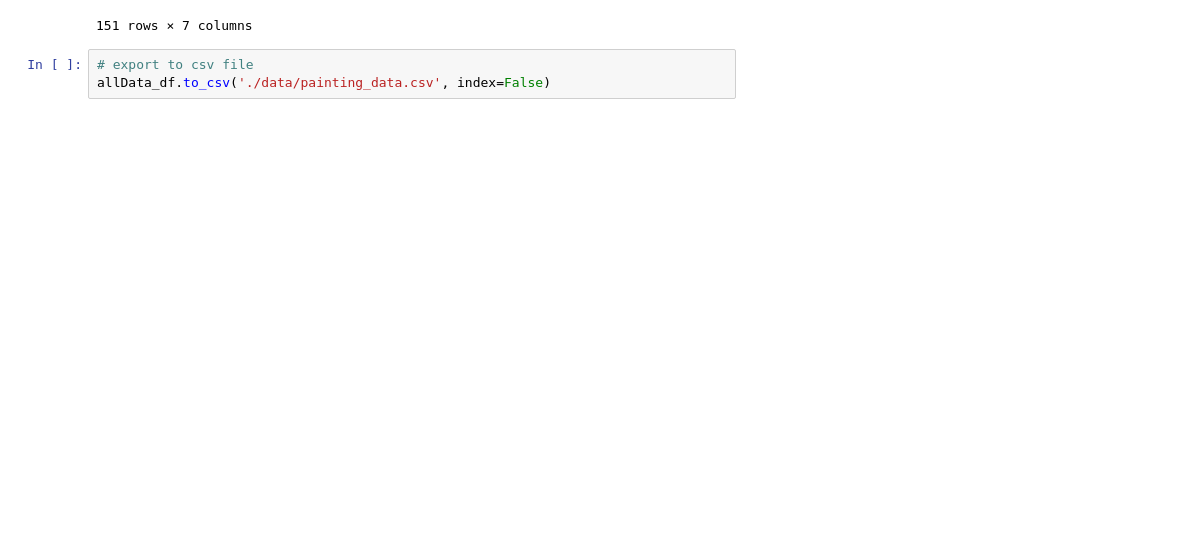
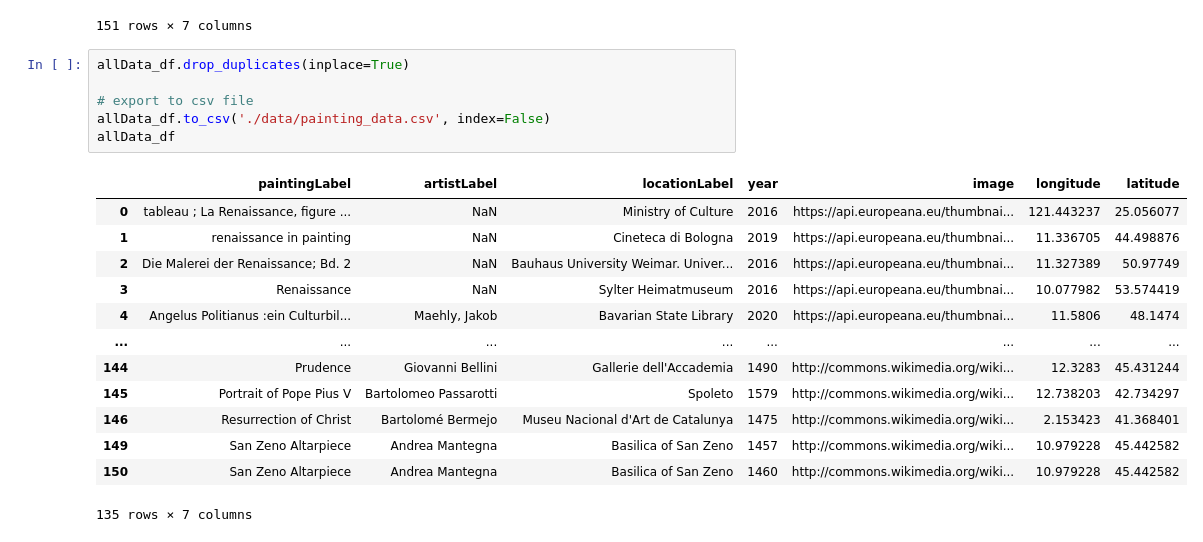
Before and after one commit to lnguyen2693/TuftsIntroDH-FinalProject, a Jupyter notebook: mergeData.ipynb, the cells around one changed output. Cells and saved outputs as stored; diff of their text form; blank space fills up the shorter version.

Commit message:
drop duplicates

```diff
--- a/mergeData.ipynb
+++ b/mergeData.ipynb
@@ -169,5 +169,22 @@ allData_df
 | 150 | San Zeno Altarpiece | Andrea Mantegna | Basilica of San Zeno | 1460 | http://commons.wikimedia.org/wiki... | 10.979228 | 45.442582 |
 151 rows × 7 columns
 # %%
+allData_df.drop_duplicates(inplace=True)
+
 # export to csv file
 allData_df.to_csv('./data/painting_data.csv', index=False)
+allData_df
+# %% [output]
+|  | paintingLabel | artistLabel | locationLabel | year | image | longitude | latitude |
+| 0 | tableau ; La Renaissance, figure ... | NaN | Ministry of Culture | 2016 | https://api.europeana.eu/thumbnai... | 121.443237 | 25.056077 |
+| 1 | renaissance in painting | NaN | Cineteca di Bologna | 2019 | https://api.europeana.eu/thumbnai... | 11.336705 | 44.498876 |
+| 2 | Die Malerei der Renaissance; Bd. 2 | NaN | Bauhaus University Weimar. Univer... | 2016 | https://api.europeana.eu/thumbnai... | 11.327389 | 50.97749 |
+| 3 | Renaissance | NaN | Sylter Heimatmuseum | 2016 | https://api.europeana.eu/thumbnai... | 10.077982 | 53.574419 |
+| 4 | Angelus Politianus :ein Culturbil... | Maehly, Jakob | Bavarian State Library | 2020 | https://api.europeana.eu/thumbnai... | 11.5806 | 48.1474 |
+| ... | ... | ... | ... | ... | ... | ... | ... |
+| 144 | Prudence | Giovanni Bellini | Gallerie dell'Accademia | 1490 | http://commons.wikimedia.org/wiki... | 12.3283 | 45.431244 |
+| 145 | Portrait of Pope Pius V | Bartolomeo Passarotti | Spoleto | 1579 | http://commons.wikimedia.org/wiki... | 12.738203 | 42.734297 |
+| 146 | Resurrection of Christ | Bartolomé Bermejo | Museu Nacional d'Art de Catalunya | 1475 | http://commons.wikimedia.org/wiki... | 2.153423 | 41.368401 |
+| 149 | San Zeno Altarpiece | Andrea Mantegna | Basilica of San Zeno | 1457 | http://commons.wikimedia.org/wiki... | 10.979228 | 45.442582 |
+| 150 | San Zeno Altarpiece | Andrea Mantegna | Basilica of San Zeno | 1460 | http://commons.wikimedia.org/wiki... | 10.979228 | 45.442582 |
+135 rows × 7 columns
```
Also changed, not shown: 1 other file.
